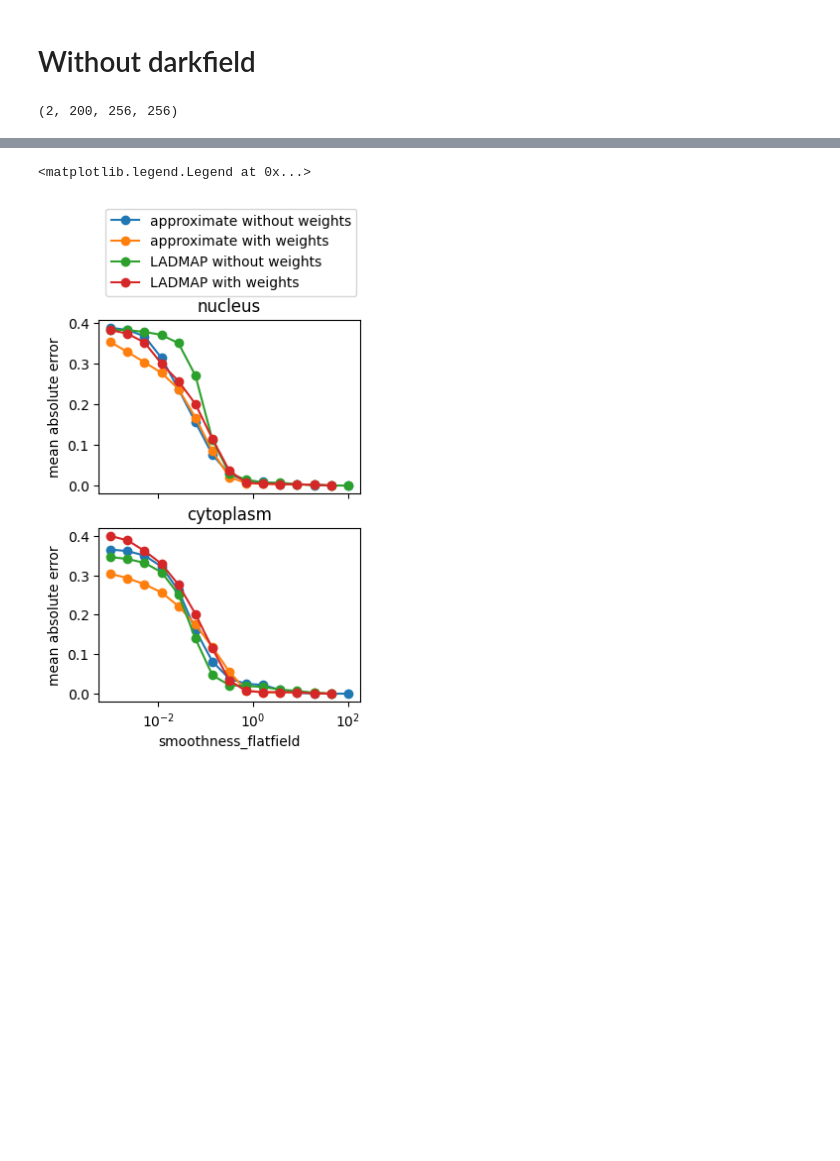
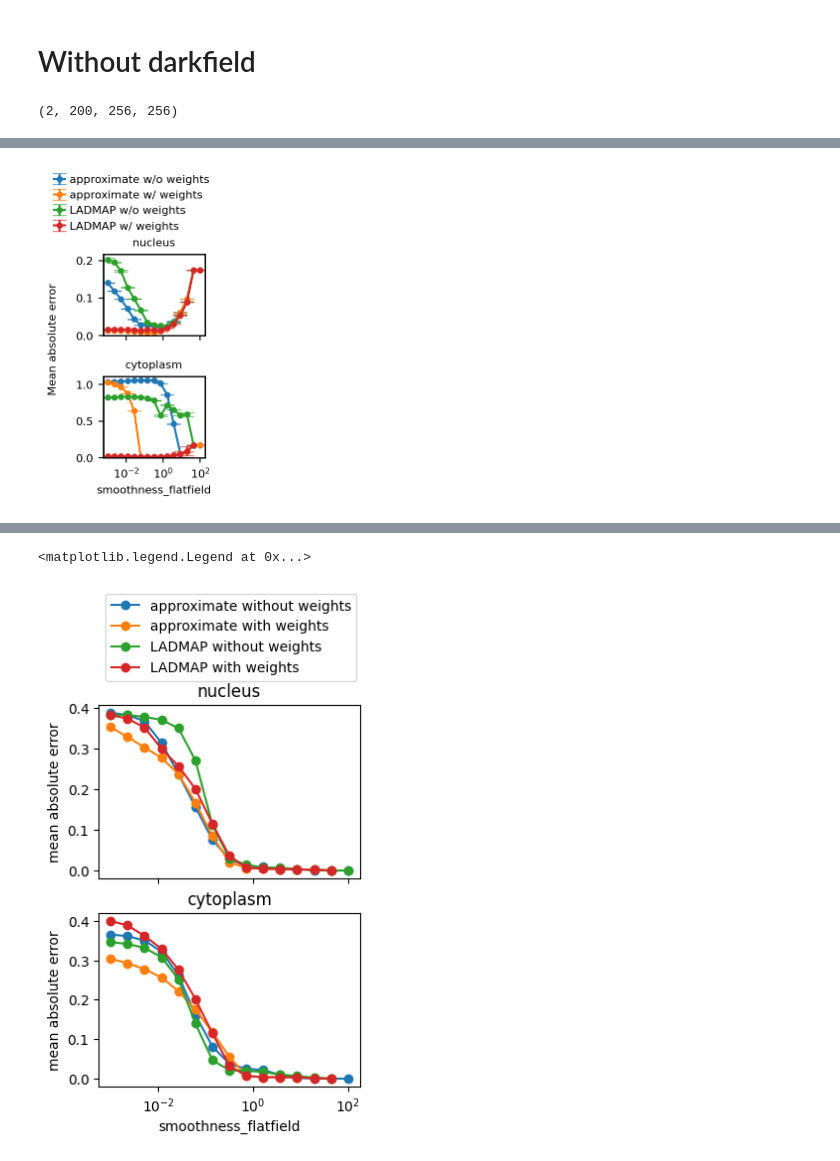
Before and after one commit to yfukai/BaSiCpy, a Jupyter notebook: misc_notebooks/analysis_for_publication/simulated_cells/003_plot.ipynb, the cells around one changed output, grey strips where cells are left out. Saved outputs shown, nothing was run; the diff lists cells and outputs as text; code cells hidden in the pictures; blank space fills up the shorter version.

```diff
--- a/misc_notebooks/analysis_for_publication/simulated_cells/003_plot.ipynb
+++ b/misc_notebooks/analysis_for_publication/simulated_cells/003_plot.ipynb
@@ -190,0 +268,89 @@ gt_values
+# %%
+fig, axes = plt.subplots(
+    2, 1, figsize=(3.4 / 2, 3.4), sharex=True, gridspec_kw=dict(hspace=0.5)
+)
+fig2, axes2 = plt.subplots(
+    1, 2, figsize=(3.4, 3.4 / 2), sharex=True, gridspec_kw=dict(hspace=0.5, wspace=0.5)
+)
+for ax, ax2, channel_index in zip(axes, axes2, [nuc_channel_idx, cyto_channel_idx]):
+    df = parameters_df_wo_darks[channel_index].query(
+        f"sort_intensity==False and channel_index=={channel_index}"
+    )
+    df2 = (
+        df.groupby(["fitting_mode", "use_weight", "smoothness_flatfield"])
+        .agg(["mean", "std"])
+        .reset_index()
+    )
+    for (fitting_mode, use_weight), grp in df2.groupby(["fitting_mode", "use_weight"]):
+        xs = grp["smoothness_flatfield"]
+        ys = grp["mean_abs_error"]["mean"]
+        yerrs = grp["mean_abs_error"]["std"] * 2
+        ax.errorbar(
+            xs,
+            ys,
+            yerrs,
+            fmt="o-",
+            label=f"{'LADMAP' if fitting_mode=='ladmap' else 'approximate'} {'w/' if use_weight else 'w/o'} weights",
+        )
+        if fitting_mode == "ladmap":
+            ax2.errorbar(
+                xs,
+                ys,
+                yerrs,
+                fmt="o-",
+                label=f"{'with' if use_weight else 'without'} weights",
+            )
+
+            if use_weight:
+                df_plotted = df.query(
+                    "fitting_mode==@fitting_mode and use_weight==@use_weight"
+                ).copy()
+                df_plotted["autotune_cost2"] = to_autotune_cost(
+                    df_plotted["entropy"], df_plotted["fourier_L0_norm"], 0, 30
+                )
+                optimal_smoothness_flatfields = np.array(
+                    [
+                        grp2.loc[
+                            grp2["autotune_cost2"].idxmin(), "smoothness_flatfield"
+                        ]
+                        for rep, grp2 in df_plotted.groupby("rep")
+                    ]
+                )
+                print(optimal_smoothness_flatfields)
+                ax2.axvline(
+                    np.median(optimal_smoothness_flatfields),
+                    alpha=0.5,
+                    color="gray",
+                )
+
+        min_val = min(grp["mean_abs_error"]["mean"])
+        print(fitting_mode, use_weight, min_val, min_val < 3e-2)
+    for _ax in [ax, ax2]:
+        _ax.set_xscale("log")
+        # _ax.set_yscale("log")
+        _ax.set_ylim(0, None)
+        _ax.set_title(
+            {nuc_channel_idx: "nucleus", cyto_channel_idx: "cytoplasm"}[channel_index]
+        )
+        _ax.axhline(gt_values[channel_index]["entropy"], color="gray", linestyle="--")
+    # ax.axhline(2e-2)
+fig.supylabel("Mean absolute error", x=0.025, fontsize=8.0)
+axes2[0].set_ylabel("Mean absolute error", x=-0.2)
+axes[1].set_xlabel("smoothness_flatfield")
+fig2.supxlabel("smoothness_flatfield", fontsize=8.0, y=0.025, x=0.55)
+
+axes[0].legend(loc="lower left", bbox_to_anchor=(-0.55, 1.2), handletextpad=0.4)
+axes2[0].legend(
+    loc="lower left",
+    bbox_to_anchor=(0.0, 1.2),
+    handletextpad=0.4,
+    ncols=2,
+    columnspacing=0.5,
+)
+
+fig.subplots_adjust(left=0.35, right=0.95, top=0.75, bottom=0.15)
+fig2.subplots_adjust(left=0.2, right=0.95, top=0.75, bottom=0.25)
+
+save_and_copy_fig(fig, "figS_simulated_images_flatfield_error_all")
+save_and_copy_fig(fig2, "fig2b_simulated_images_flatfield_error")
+# %% [output]
@@ -190,0 +367 @@ gt_values
+[figure, added]
```
Also changed, not shown: parts of 18 cells of this notebook, 8 other files.
